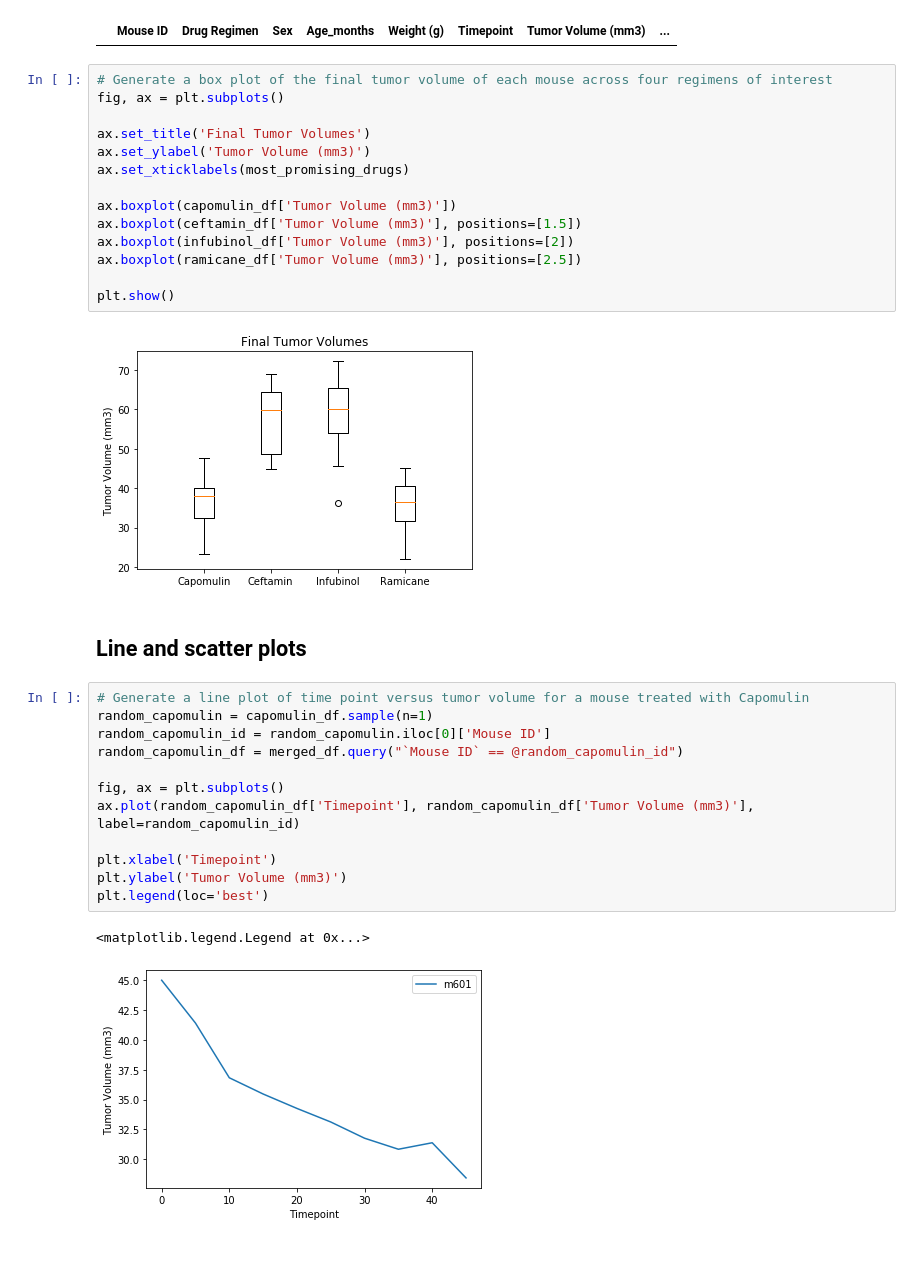
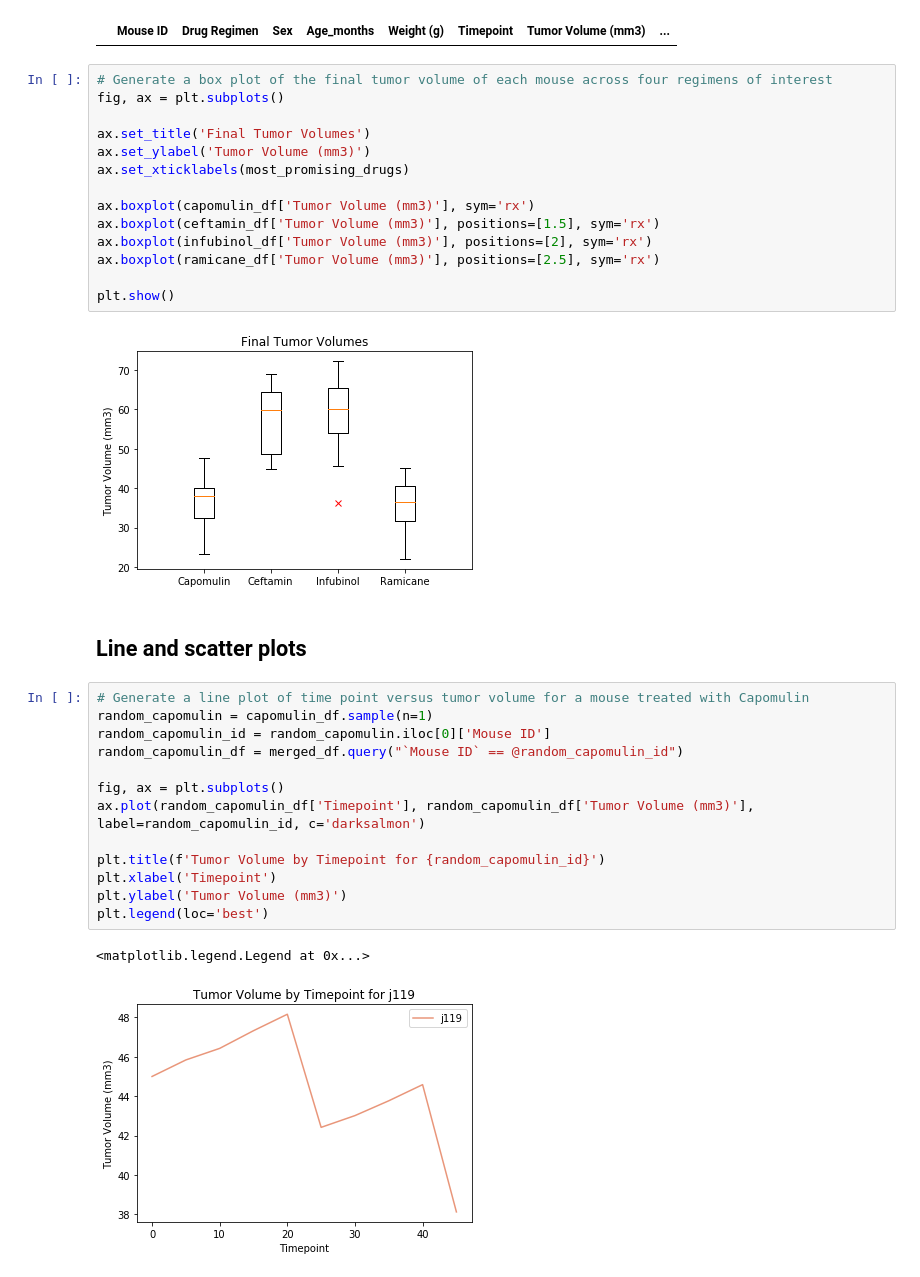
Before and after one commit to glandsly/matplotlib-challenge, a Jupyter notebook: pymaceuticals/pymaceuticals.ipynb, the cells around one changed output. Drawn from its saved outputs; the diff is of its cells as text.

Commit message:
Cleaned and labelled notebook

```diff
--- a/pymaceuticals/pymaceuticals.ipynb
+++ b/pymaceuticals/pymaceuticals.ipynb
@@ -245,31 +249,32 @@ ax.set_title('Final Tumor Volumes')
 ax.set_ylabel('Tumor Volume (mm3)')
 ax.set_xticklabels(most_promising_drugs)
 
-ax.boxplot(capomulin_df['Tumor Volume (mm3)'])
-ax.boxplot(ceftamin_df['Tumor Volume (mm3)'], positions=[1.5])
-ax.boxplot(infubinol_df['Tumor Volume (mm3)'], positions=[2])
-ax.boxplot(ramicane_df['Tumor Volume (mm3)'], positions=[2.5])
+ax.boxplot(capomulin_df['Tumor Volume (mm3)'], sym='rx')
+ax.boxplot(ceftamin_df['Tumor Volume (mm3)'], positions=[1.5], sym='rx')
+ax.boxplot(infubinol_df['Tumor Volume (mm3)'], positions=[2], sym='rx')
+ax.boxplot(ramicane_df['Tumor Volume (mm3)'], positions=[2.5], sym='rx')
 
 plt.show()
 # %% [output]
-[figure, old version]
+[figure, new version]
 # %% [markdown]
 ## Line and scatter plots
 # %%
 # Generate a line plot of time point versus tumor volume for a mouse treated with Capomulin
 random_capomulin = capomulin_df.sample(n=1)
 random_capomulin_id = random_capomulin.iloc[0]['Mouse ID']
 random_capomulin_df = merged_df.query("`Mouse ID` == @random_capomulin_id")
 
 fig, ax = plt.subplots()
-ax.plot(random_capomulin_df['Timepoint'], random_capomulin_df['Tumor Volume (mm3)'], label=random_capomulin_id)
+ax.plot(random_capomulin_df['Timepoint'], random_capomulin_df['Tumor Volume (mm3)'], label=random_capomulin_id, c='darksalmon')
 
+plt.title(f'Tumor Volume by Timepoint for {random_capomulin_id}')
 plt.xlabel('Timepoint')
 plt.ylabel('Tumor Volume (mm3)')
 plt.legend(loc='best')
 # %% [output]
 <matplotlib.legend.Legend at 0x...>
-[figure, old version]
+[figure, new version]
 # %%
 # Generate a scatter plot of mouse weight versus average tumor volume for the Capomulin regimen
 capomulin_avg_tumor = merged_df.query("`Drug Regimen` == 'Capomulin'").groupby("Mouse ID")['Tumor Volume (mm3)'].mean()
```
Also changed, not shown: parts of 7 cells of this notebook.
